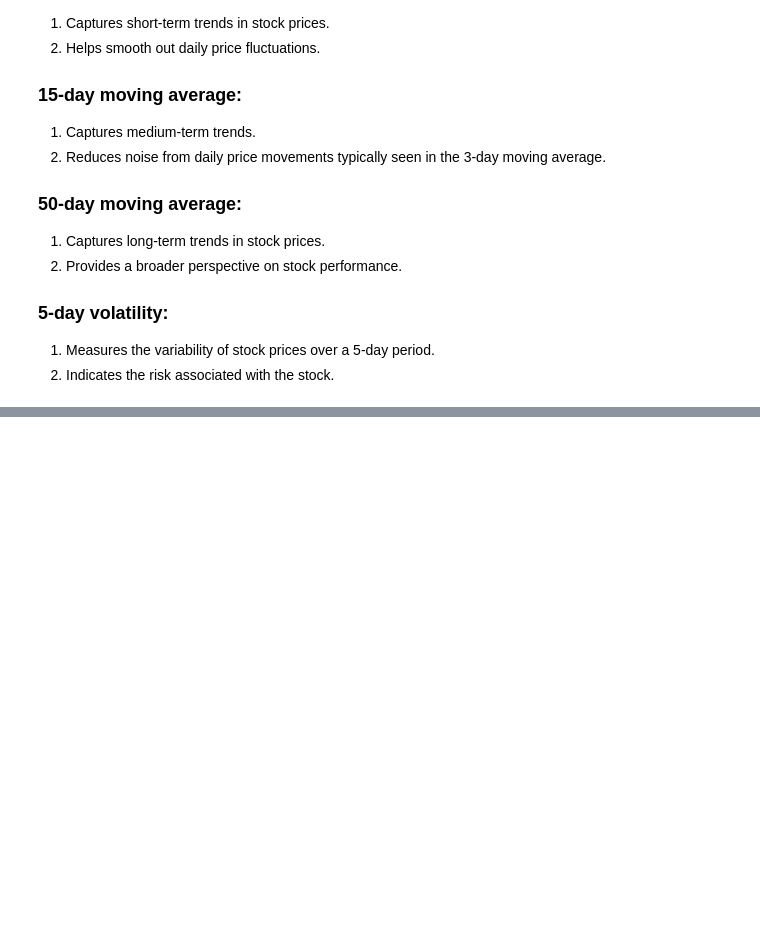
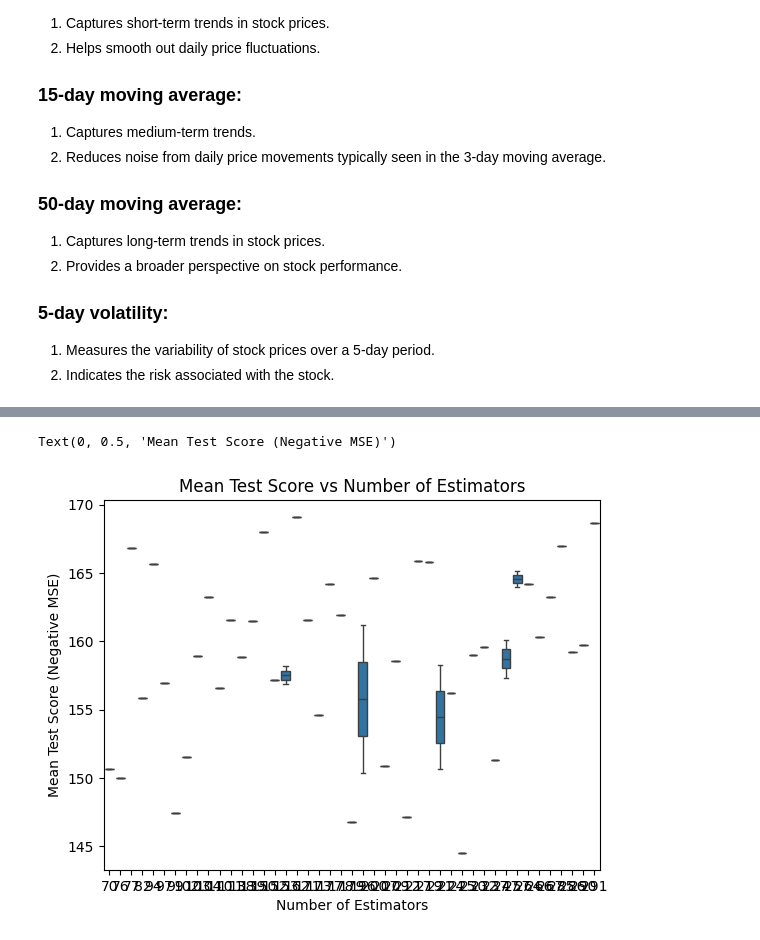
Before and after one commit to marabsatt/blackwell, a Jupyter notebook: main.ipynb, the cells around one changed output, grey strips where cells are left out. Cells and saved outputs as stored; diff of their text form; code cells hidden in the pictures; blank space fills up the shorter version.

```diff
--- a/main.ipynb
+++ b/main.ipynb
@@ -161,0 +142,27 @@ mean square error:  719.0078859802967
+# %%
+# Hyperparameter tuning
+param_dist = {
+    'n_estimators': randint(50, 300),
+    'max_depth': randint(5, 50),
+    'min_samples_split': randint(2, 20),
+    'min_samples_leaf': randint(1, 10),
+    'criterion': ['squared_error','absolute_error'],
+    'max_features': ['sqrt', 'log2', None, 0.3, 0.5],
+    'bootstrap': [True, False]
+}
+# %%
+search_cv = RandomizedSearchCV(
+    rf,
+    param_distributions=param_dist,
+    n_iter=50,
+    cv=tscv,
+    scoring='neg_mean_squared_error',
+    n_jobs=-1,
+    verbose=2,
+    random_state=42,
+    return_train_score=True
+)
+# %%
+search_cv.fit(x_train, y_train)
+best_rf = search_cv.best_estimator_
+y_pred = best_rf.predict(x_test)
@@ -161,0 +187,3 @@ mean square error:  719.0078859802967
+# %%
+df_cv = pd.DataFrame(search_cv.cv_results_)
+df_cv
@@ -161,0 +208,8 @@ mean square error:  719.0078859802967
+# %%
+sns.boxplot(x=df_cv['param_n_estimators'], y=-df_cv['mean_test_score'])
+plt.title('Mean Test Score vs Number of Estimators')
+plt.xlabel('Number of Estimators')
+plt.ylabel('Mean Test Score (Negative MSE)')
+# %% [output]
+Text(0, 0.5, 'Mean Test Score (Negative MSE)')
+[figure, added]
```
Also changed, not shown: parts of 15 cells of this notebook.
